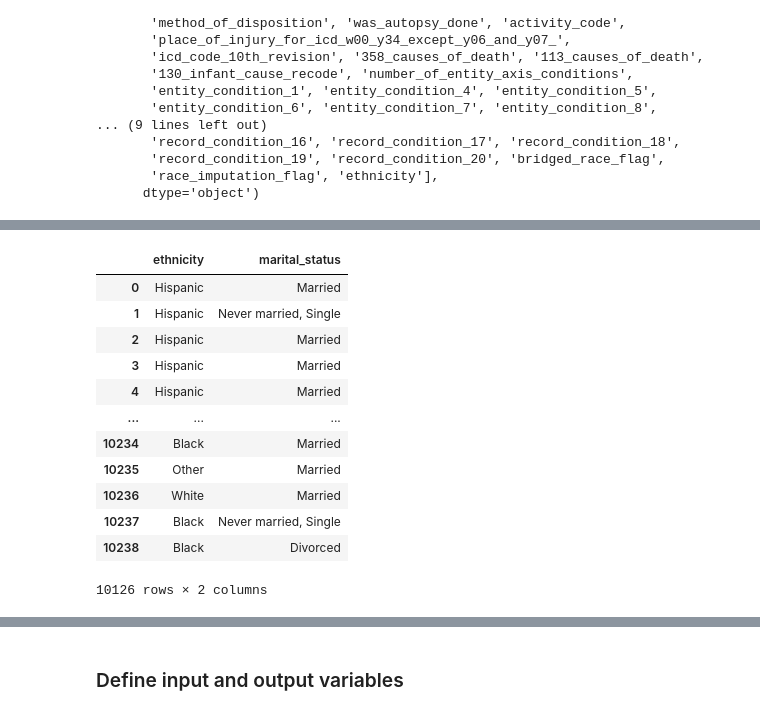
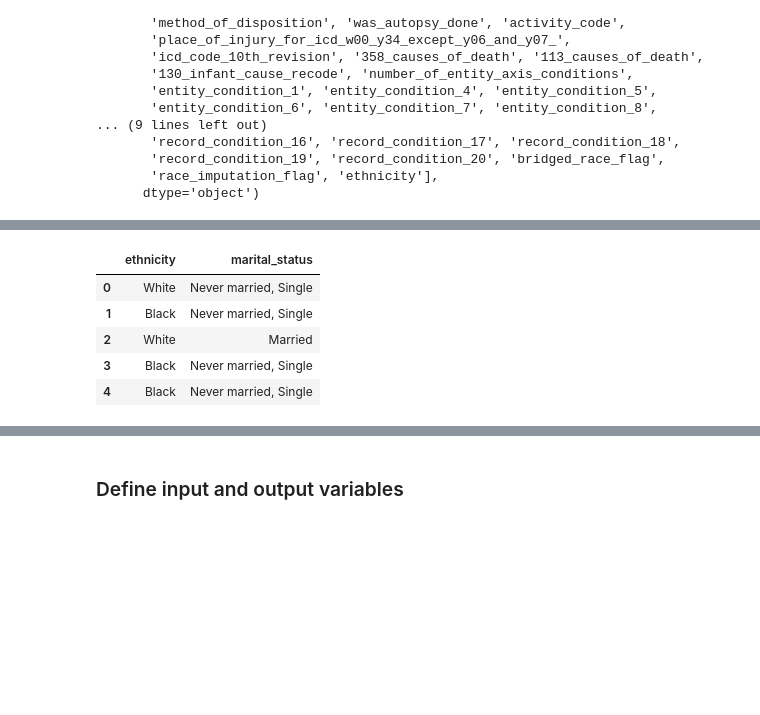
Before and after one commit to andrezafeu/maternal_mortality, a Jupyter notebook: maternal_mortality_in_the_usa.ipynb, the cells around one changed output, grey strips where cells are left out. Saved outputs shown, nothing was run; the diff lists cells and outputs as text; code cells hidden in the pictures; blank space fills up the shorter version.

```diff
--- a/maternal_mortality_in_the_usa.ipynb
+++ b/maternal_mortality_in_the_usa.ipynb
@@ -1453,21 +1400,14 @@ array(['Married', 'Never married, Single', 'Divorced',
 known_marital_status_df = df.loc[df["marital_status"] != "Marital Status unknown"]
 # %%
 df_mlr = known_marital_status_df[['ethnicity', 'marital_status']]
-df_mlr
+df_mlr.head()
 # %% [output]
 |  | ethnicity | marital_status |
-| 0 | Hispanic | Married |
-| 1 | Hispanic | Never married, Single |
-| 2 | Hispanic | Married |
-| 3 | Hispanic | Married |
-| 4 | Hispanic | Married |
-| ... | ... | ... |
-| 10234 | Black | Married |
-| 10235 | Other | Married |
-| 10236 | White | Married |
-| 10237 | Black | Never married, Single |
-| 10238 | Black | Divorced |
+| 0 | White | Never married, Single |
+| 1 | Black | Never married, Single |
+| 2 | White | Married |
+| 3 | Black | Never married, Single |
+| 4 | Black | Never married, Single |
-10126 rows × 2 columns
 # %%
 df_mlr['black'] = df_mlr['ethnicity'].apply(lambda x: 1 if x=="Black" else 0)
 df_mlr
```
Also changed, not shown: parts of 67 cells of this notebook, 1 other file.
